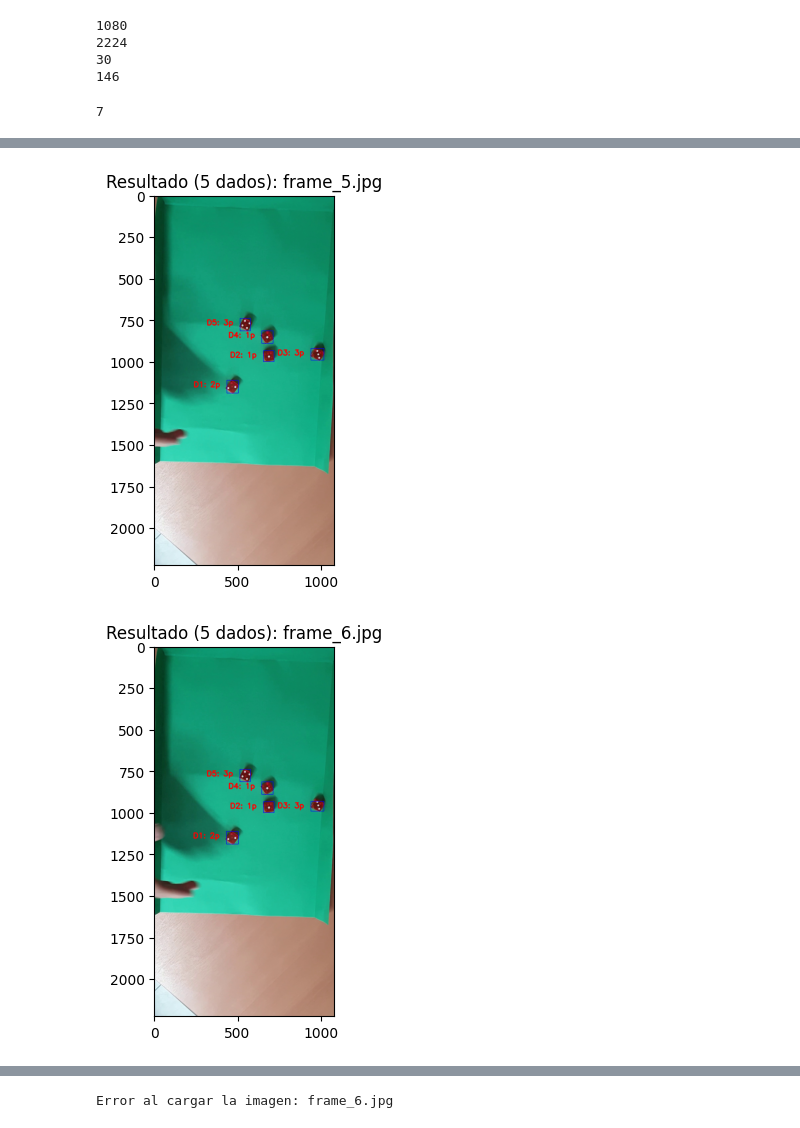
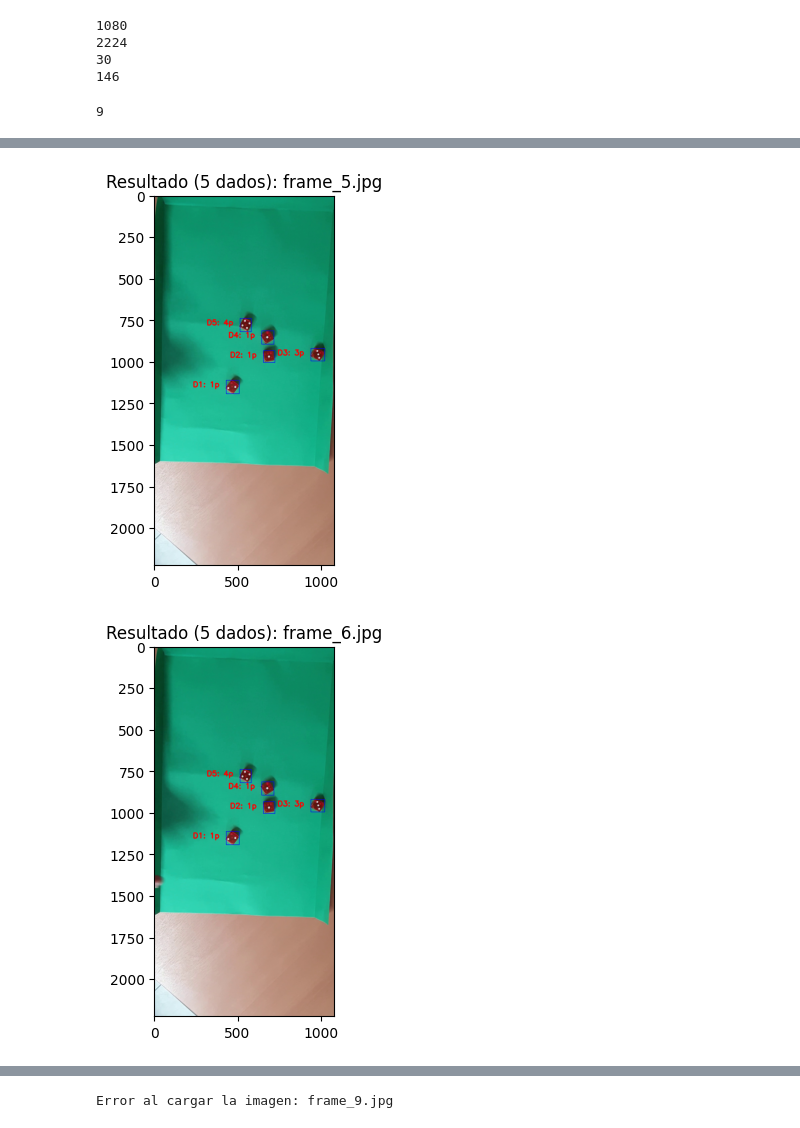
Before and after one commit to maxiromano/tp3_pdi_molina_romano, a Jupyter notebook: main.ipynb, the cells around one changed output, grey strips where cells are left out. Saved outputs shown, nothing was run; the diff lists cells and outputs as text; code cells hidden in the pictures.

```diff
--- a/main.ipynb
+++ b/main.ipynb
@@ -31,7 +31,7 @@ print(n_frames)
 frame_prev = None
 cont_fram_est = 0
 cont_frame_global = 0
-umbral_mov = 2.5
+umbral_mov = 2.0
 frames_estaticos = 0
 # %%
 #analiza si hay imagen quieta y guarda el frame estatico
@@ -54,7 +54,7 @@ while cap.isOpened():
         else:
             frames_estaticos = 0
 
-        if frames_estaticos > 23:    # quieto 25 frames seguidos
+        if frames_estaticos > 20:    # quieto 25 frames seguidos
             es_estatico = True
             nombre_archivo = f"frames/frame_{cont_frame_global}.jpg" #guardar frame quieto
             cv2.imwrite(nombre_archivo, frame)
@@ -67,7 +67,7 @@ print(cont_frame_global)
 cap.release()
 cv2.destroyAllWindows()
 # %% [output]
-7
+9
 # %%
 
 carpeta_frames = "frames"
@@ -79,6 +79,8 @@ rojo_alto_1 = np.array([10, 255, 255])
 
 rojo_bajo_2 = np.array([170, 95, 100])
 rojo_alto_2 = np.array([180, 255, 255])
+
+margen=15
 
 lista_archivos = os.listdir(carpeta_frames)
 
@@ -112,12 +114,12 @@ for nombre_archivo in lista_archivos:
                 aspect_ratio = w / h
                 if 0.5 < aspect_ratio < 1.5:
                     #cv2.drawContours(imagen_dibujo, [cnt], contourIdx=-1, color=(255, 0, 0), thickness=2)
-                    cv2.rectangle(imagen_dibujo, (x,y), (x+w,y+h), color=(255, 0, 0), thickness=2)
+                    cv2.rectangle(imagen_dibujo, (x,y), (x+w+5,y+h+5), color=(255, 0, 0), thickness=2)
                     dados_encontrados += 1
-                    roi = imagen_dibujo[y : y+h, x : x+w]
+                    roi = imagen_dibujo[y : y+h+margen, x : x+w+margen]
                     roi_gris = cv2.cvtColor(roi, cv2.COLOR_BGR2GRAY)
-                    blur = cv2.GaussianBlur(roi_gris, (5, 5), 0)
-                    _, thresh = cv2.threshold(blur, 0, 255, cv2.THRESH_BINARY_INV + cv2.THRESH_OTSU)
+                    blur = cv2.GaussianBlur(roi_gris, (3, 3), 0)
+                    _, thresh = cv2.threshold(blur, 100, 255, cv2.THRESH_BINARY_INV + cv2.THRESH_OTSU)
                     thresh = cv2.morphologyEx(thresh, cv2.MORPH_OPEN, np.ones((2,2), np.uint8))
                     cnts, _ = cv2.findContours(thresh, cv2.RETR_LIST, cv2.CHAIN_APPROX_SIMPLE)
                     puntaje = 0
@@ -125,7 +127,7 @@ for nombre_archivo in lista_archivos:
                     for c in cnts:
                         area = cv2.contourArea(c)
                         perim = cv2.arcLength(c, True)
-                        if (60 < area < roi.size * 0.07) and (perim > 0) and ((4 * np.pi * area) / (perim ** 2) > 0.75):
+                        if (50 < area < roi.size * 0.05) and (perim > 0) and ((4 * np.pi * area) / (perim ** 2) > 0.75):
                             puntaje += 1
                 texto = f'D{dados_encontrados}: {str(puntaje)}p'
                 cv2.putText(imagen_dibujo, texto,  (x -200, y+40 ), cv2.FONT_HERSHEY_SIMPLEX, 1.5, (0, 0, 255), 5)
@@ -151,2 +153,2 @@ cap.release()
-[figure, old version]
+[figure, new version]
-[figure, old version]
+[figure, new version]
@@ -153 +158 @@ cap.release()
-Error al cargar la imagen: frame_6.jpg
+Error al cargar la imagen: frame_9.jpg
```
Also changed, not shown: parts of 1 cell of this notebook, 10 other files.
